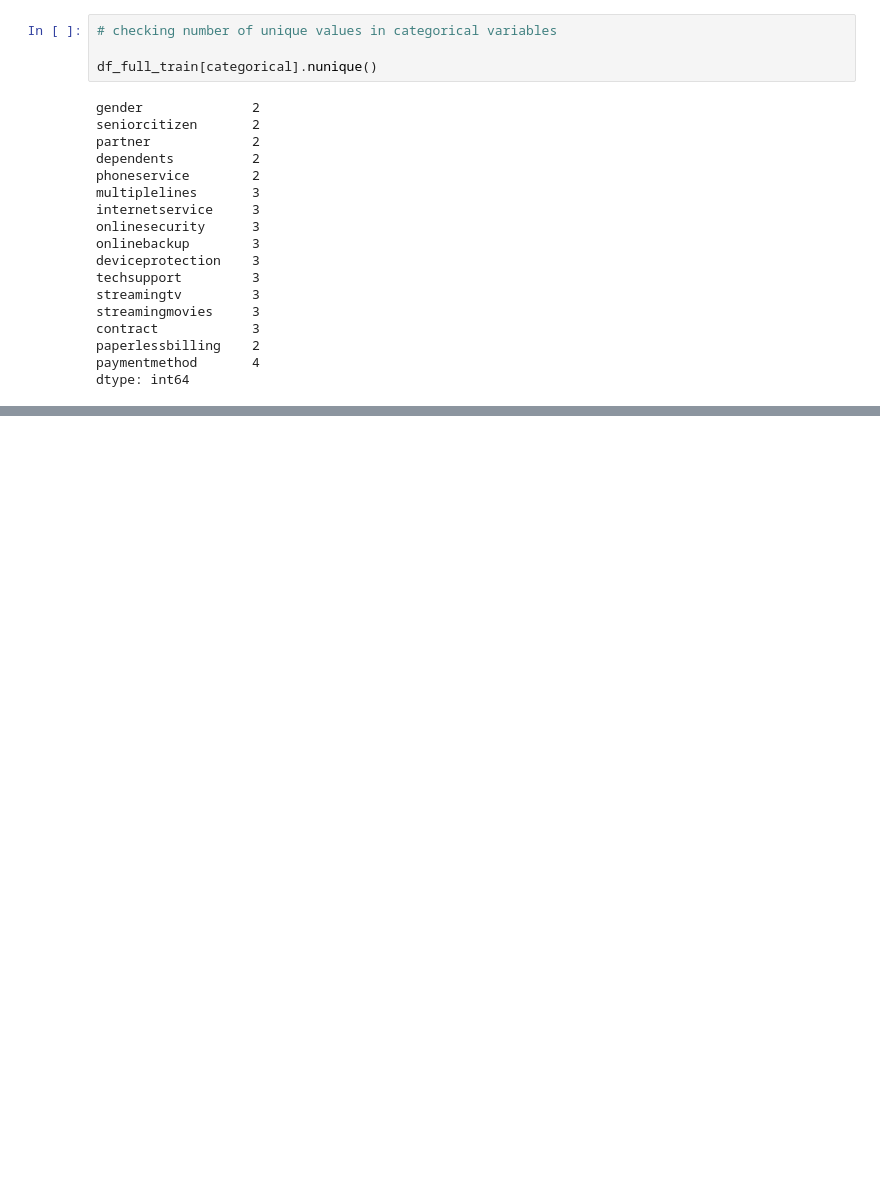
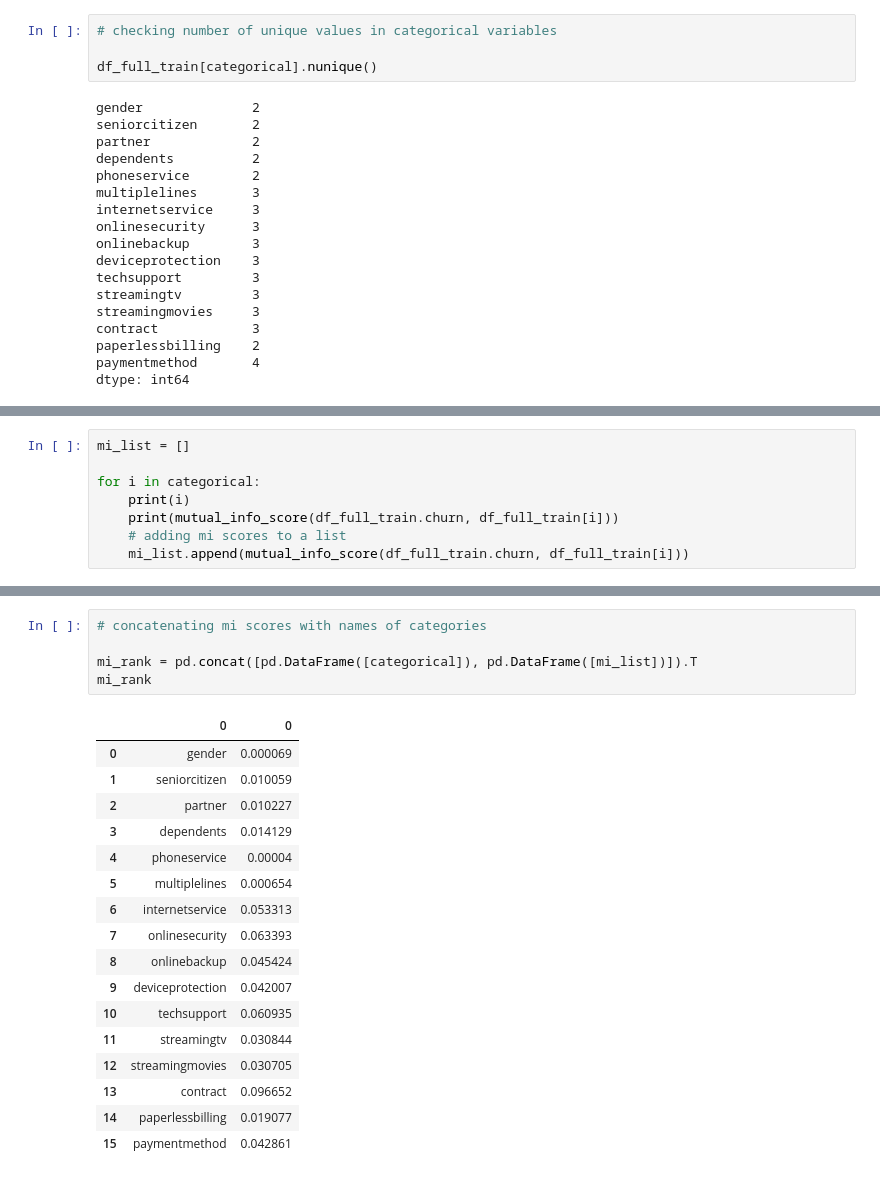
Before and after one commit to a-kravets/Data-Analytics-Projects, a Jupyter notebook: Churn Prediction/churn-prediction.ipynb, the cells around one changed output, grey strips where cells are left out. Drawn from its saved outputs; the diff is of its cells as text; blank space fills up the shorter version.

```diff
--- a/Churn Prediction/churn-prediction.ipynb
+++ b/Churn Prediction/churn-prediction.ipynb
@@ -412,0 +435,8 @@ multiplelines
+# %%
+mi_list = []
+
+for i in categorical:
+    print(i)
+    print(mutual_info_score(df_full_train.churn, df_full_train[i]))
+    # adding mi scores to a list
+    mi_list.append(mutual_info_score(df_full_train.churn, df_full_train[i]))
@@ -412,0 +461,23 @@ multiplelines
+# %%
+# concatenating mi scores with names of categories
+
+mi_rank = pd.concat([pd.DataFrame([categorical]), pd.DataFrame([mi_list])]).T
+mi_rank
+# %% [output]
+|  | 0 | 0 |
+| 0 | gender | 0.000069 |
+| 1 | seniorcitizen | 0.010059 |
+| 2 | partner | 0.010227 |
+| 3 | dependents | 0.014129 |
+| 4 | phoneservice | 0.00004 |
+| 5 | multiplelines | 0.000654 |
+| 6 | internetservice | 0.053313 |
+| 7 | onlinesecurity | 0.063393 |
+| 8 | onlinebackup | 0.045424 |
+| 9 | deviceprotection | 0.042007 |
+| 10 | techsupport | 0.060935 |
+| 11 | streamingtv | 0.030844 |
+| 12 | streamingmovies | 0.030705 |
+| 13 | contract | 0.096652 |
+| 14 | paperlessbilling | 0.019077 |
+| 15 | paymentmethod | 0.042861 |
```
Also changed, not shown: parts of 22 cells of this notebook.
